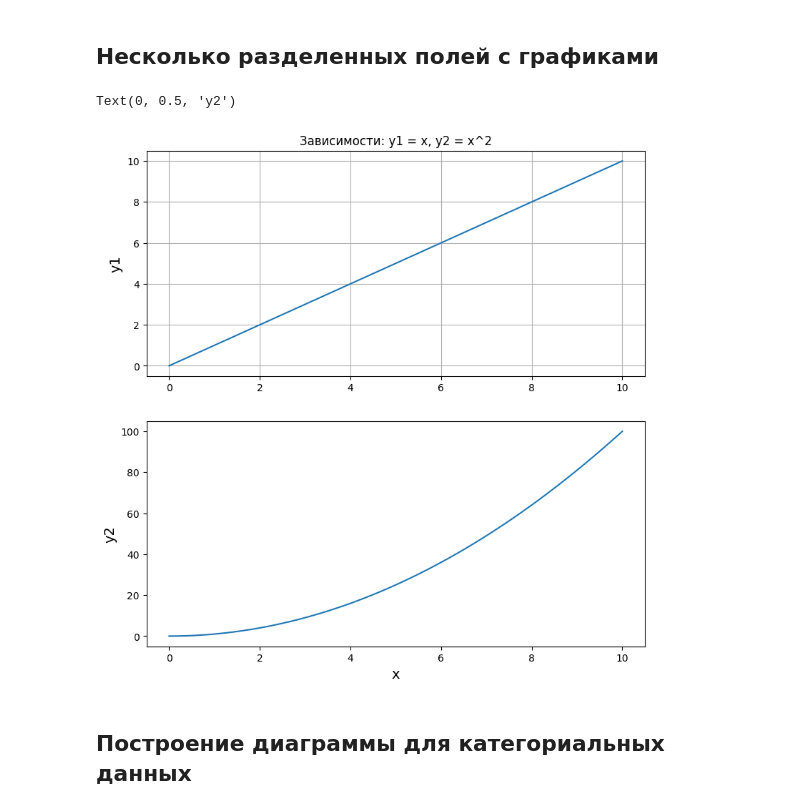
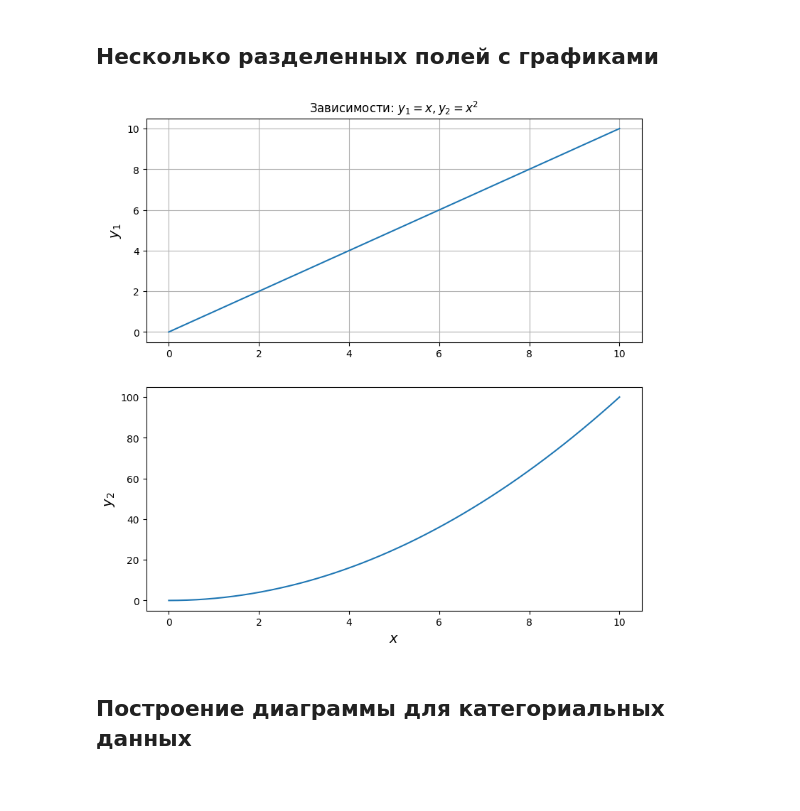
Before and after one commit to pipinstallpython/TRO_3.4, a Jupyter notebook: z6_primers.ipynb, the cells around one changed output. Saved outputs shown, nothing was run; the diff lists cells and outputs as text; code cells hidden in the pictures.

```diff
--- a/z6_primers.ipynb
+++ b/z6_primers.ipynb
@@ -63,29 +59,28 @@ plt.plot(x, y1, x, y2) # построение графика
 # %%
 # Линейная зависимость
 x = np.linspace(0, 10, 50)
 y1 = x
 
 # Квадратичная зависимость
 y2 = [i**2 for i in x]
 
 # Построение графиков
 plt.figure(figsize=(9, 9))
 
 plt.subplot(2, 1, 1)
 plt.plot(x, y1) # построение графика
 
-plt.title("Зависимости: y1 = x, y2 = x^2") # заголовок
-plt.ylabel("y1", fontsize=14) # ось ординат
+plt.title("Зависимости: $ y_1 = x, y_2 = x^2 $") # заголовок
+plt.ylabel("$ y_1 $", fontsize=14) # ось ординат
 plt.grid(True) # включение отображение сетки
 
 plt.subplot(2, 1, 2)
 plt.plot(x, y2) # построение графика
 
-plt.xlabel("x", fontsize=14) # ось абсцисс
-plt.ylabel("y2", fontsize=14) # ось ординат
+plt.xlabel("$ x $", fontsize=14) # ось абсцисс
+plt.ylabel("$ y_2 $", fontsize=14); # ось ординат
 # %% [output]
-Text(0, 0.5, 'y2')
-[figure, old version]
+[figure, new version]
 # %% [markdown]
 ## Построение диаграммы для категориальных данных
 # %%
```
Also changed, not shown: parts of 21 cells of this notebook.
